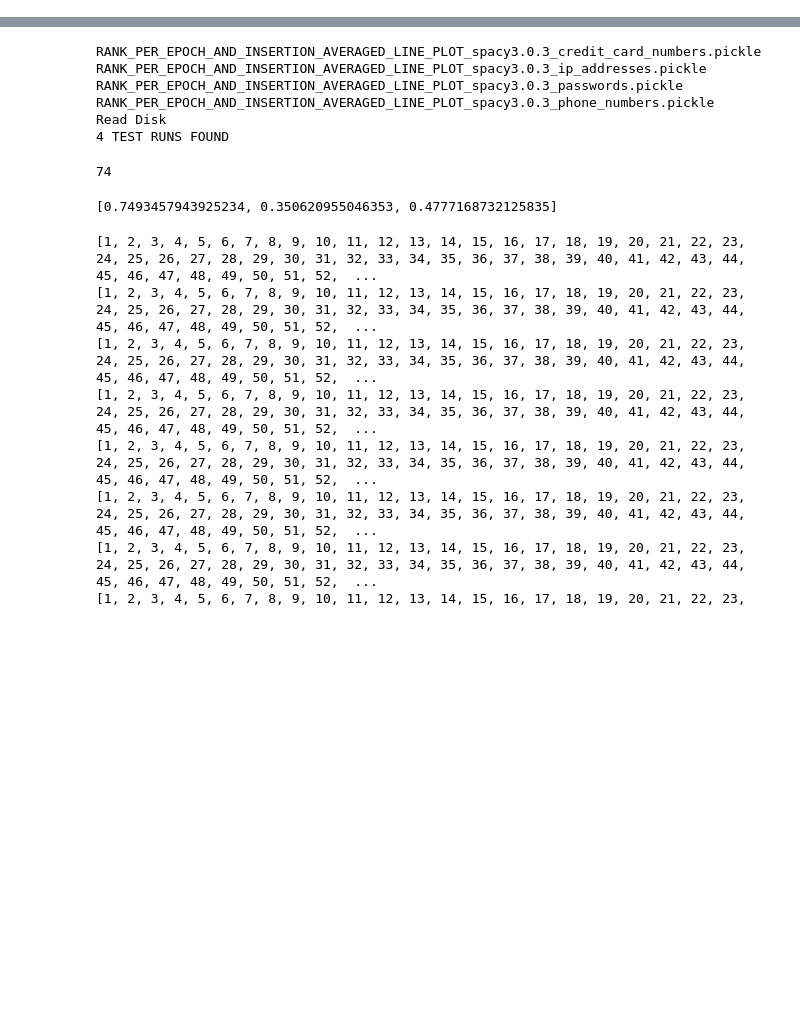
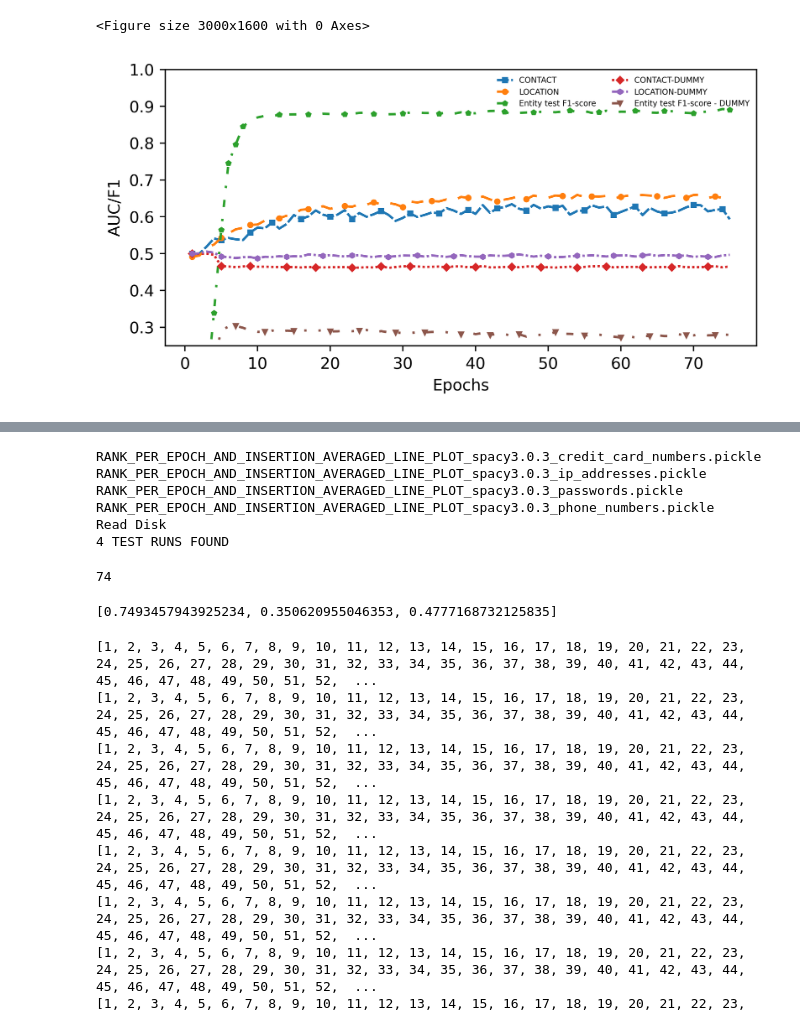
Before and after one commit to ranasalalali/spacy_mi, a Jupyter notebook: notebooks/spacy_MIA_results_visualization.ipynb, the cells around one changed output, grey strips where cells are left out. Cells and saved outputs as stored; diff of their text form; code cells hidden in the pictures; blank space fills up the shorter version.

Commit message:
add more plots

```diff
--- a/notebooks/spacy_MIA_results_visualization.ipynb
+++ b/notebooks/spacy_MIA_results_visualization.ipynb
@@ -75,7 +75,7 @@ def plot_roc(auc, fpr, tpr):
 
 def plot_multiple_auc_lines(aucs_per_epoch, plot_name, plt_folder, total_avg_loss, total_secret_f1, total_epoch_scores, entity):
     plt.figure(num=None, figsize=(6, 3.2), dpi=500, facecolor='w', edgecolor='k')
-
+    return_list = []
     fig, ax1 = plt.subplots(num=None, figsize=(6, 3.2), dpi=500, facecolor='w', edgecolor='k')
 
     marker_size = 3
@@ -114,8 +114,9 @@ def plot_multiple_auc_lines(aucs_per_epoch, plot_name, plt_folder, total_avg_los
 #         ax1.plot(epochs, aucs, linestyle=linestyles_dict[next(linestype)], label=entity+" AUC")
         pl = ax1.plot(epochs, aucs, next(marker), label=entity+" AUC", markevery=mark_every, markersize=marker_size, linestyle=linestyles_dict[next(linestype)])
         plts.extend(pl)
+        return_list.append([entity, pl])
 
-    pl1 = ax1.plot(epochs, total_epoch_scores, color='green', label="Overall test F1-score", marker=next(marker), markevery=mark_every, markersize=marker_size)
+    # pl1 = ax1.plot(epochs, total_epoch_scores, color='green', label="Overall test F1-score", marker=next(marker), markevery=mark_every, markersize=marker_size)
     pl2 = ax1.plot(epochs, total_secret_f1, color='red', label="Entity test F1-score", marker=next(marker), markevery=mark_every, markersize=marker_size)
     ax1.set_ylabel("AUC/F1")
     ax1.set_xlabel("Epochs")
@@ -130,8 +131,12 @@ def plot_multiple_auc_lines(aucs_per_epoch, plot_name, plt_folder, total_avg_los
     #leg1 = ax1.legend(prop={'size': 7}, loc="lower right", ncol=2, frameon=False)
     #leg2 = ax2.legend(prop={'size': 8}, loc="upper right", ncol=2, frameon=False)
 
-    plts.extend(pl1)
+    # plts.extend(pl1)
     plts.extend(pl2)
+    if 'DUMMY' in entity:
+        return_list.append(['Entity test F1-score - DUMMY', pl2])
+    else:
+        return_list.append(['Entity test F1-score', pl2])
 #     plts.extend(pl3)
 
     print(plts)
@@ -144,7 +149,9 @@ def plot_multiple_auc_lines(aucs_per_epoch, plot_name, plt_folder, total_avg_los
     plt.savefig(plt_dest,
             bbox_inches="tight")
 
-    plt.show()
+    # plt.show()
+
+    return return_list
 
 def plot_auc_line(auc_per_epoch, plot_name, plt_folder, total_avg_loss, avg_secret_f1, avg_epoch_scores, entity):
     plt.figure(num=None, figsize=(6, 3.2), dpi=500, facecolor='w', edgecolor='k')
@@ -309,0 +349,57 @@ Read Disk
+# %%
+plt.figure(num=None, figsize=(6, 3.2), dpi=500, facecolor='w', edgecolor='k')
+
+fig, ax1 = plt.subplots(num=None, figsize=(6, 3.2), dpi=500, facecolor='w', edgecolor='k')
+
+marker_size = 3
+mark_every = 0.05
+
+
+linestyles_dict = OrderedDict(
+[('solid',               (0, ())),
+    ('loosely dotted',      (0, (1, 10))),
+    ('dotted',              (0, (1, 5))),
+    ('densely dotted',      (0, (1, 1))),
+
+    ('loosely dashed',      (0, (5, 10))),
+    ('dashed',              (0, (5, 5))),
+    ('densely dashed',      (0, (5, 1))),
+
+    ('loosely dashdotted',  (0, (3, 10, 1, 10))),
+    ('dashdotted',          (0, (3, 5, 1, 5))),
+    ('densely dashdotted',  (0, (3, 1, 1, 1))),
+
+    ('loosely dashdotdotted', (0, (3, 10, 1, 10, 1, 10))),
+    ('dashdotdotted',         (0, (3, 5, 1, 5, 1, 5))),
+    ('densely dashdotdotted', (0, (3, 1, 1, 1, 1, 1)))])
+
+lines = ["-","--","-.",":", 'None']
+linestype = itertools.cycle(("densely dashed", "dashed", "dashdotted", "densely dotted", "densely dashdotted", "dashdotdotted", "solid"))
+marker = itertools.cycle(('s', 'o', 'p', 'D', 'h', 'v', '^', '>', '<', '1'))
+plts_label = []
+for plots in plt_list:
+    for plot in plots:
+        print(plot)
+        label = plot[0]
+        line = plot[1][0]
+        epochs, aucs = line.get_data()
+        pl = ax1.plot(epochs, aucs, next(marker), label=label, markevery=mark_every, markersize=marker_size, linestyle=linestyles_dict[next(linestype)])
+        plts_label.extend(pl)
+
+ax1.set_ylabel("AUC/F1")
+ax1.set_xlabel("Epochs")
+
+ax1.set_ylim([0.25, 1])
+
+print(plts_label)
+labs = [l.get_label() for l in plts_label]
+
+ax1.legend(plts_label, labs, loc="upper right", ncol=2, frameon=False, prop={'size': 5})
+
+fig.tight_layout()
+plt_folder = "../Results/MIA_Results_PLOTS/CONTACT-LOCATION-DUMMY_TRAINING_MEMBERSET_ORIGNIAL_VS_DUMMY/"
+mkdir_p(plt_folder)
+plt_dest = plt_folder + 'AUC_CONTACT-LOCATION-ORIGINAL_VS_DUMMY_i2b2_n2c2_dataset.pdf'
+plt.savefig(plt_dest,
+        bbox_inches="tight")
+# %% [output]
@@ -309,0 +413,2 @@ Read Disk
+<Figure size 3000x1600 with 0 Axes>
+[figure, added]
```
Also changed, not shown: parts of 5 cells of this notebook, 30 other files.
